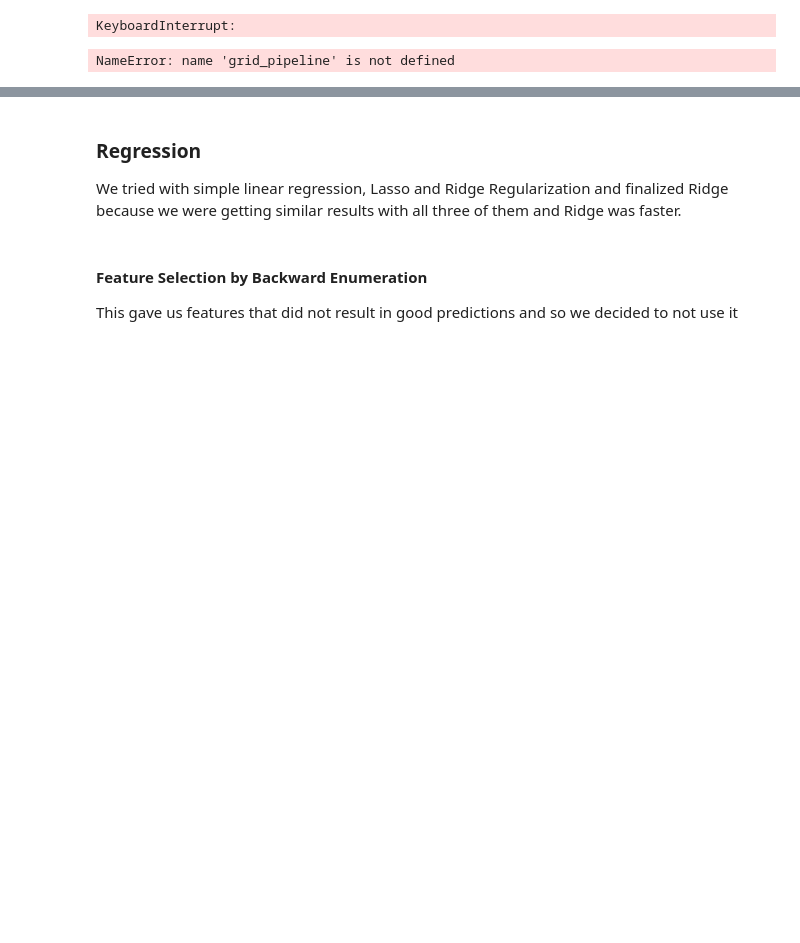
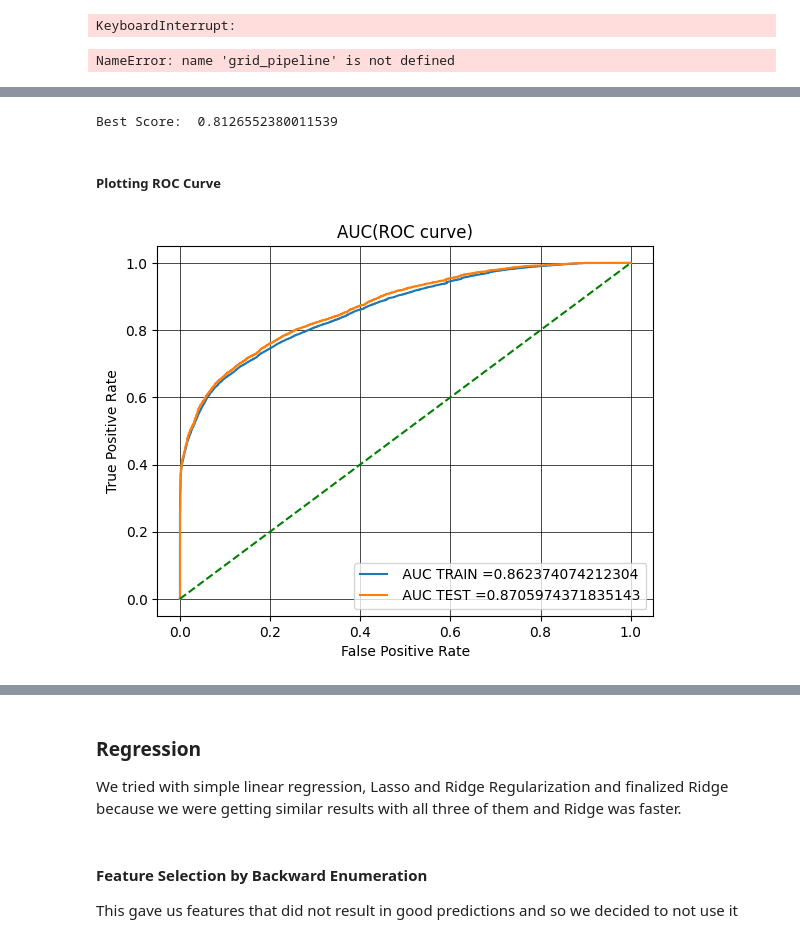
Before and after one commit to aravindakumaranv/MLProject_DDS, a Jupyter notebook: Code/submission.ipynb, the cells around one changed output, grey strips where cells are left out. Drawn from its saved outputs; the diff is of its cells as text; code cells hidden in the pictures; blank space fills up the shorter version.

```diff
--- a/Code/submission.ipynb
+++ b/Code/submission.ipynb
@@ -467,0 +435,12 @@ plt.show()
+# %%
+pipeline = get_LR_classifier(features)
+
+param_grid = [
+    {
+        'logisticregression__C':[0.0001, 0.001, 0.01, 0.1, 1, 10, 100, 1000, 10000],
+        'logisticregression__solver': ['newton-cg', 'lbfgs', 'liblinear']
+    }
+]
+
+grid_pipeline = GridSearchCV(pipeline,param_grid)
+grid_pipeline.fit(X=X_train_and_validation, y=y_train_and_validation)
@@ -467,0 +465,8 @@ plt.show()
+# %%
+best_logistic_regression_params = grid_pipeline.best_params_
+best_logistic_regression_model = grid_pipeline.best_estimator_
+predictions = best_logistic_regression_model.predict(X_test)
+plot_confusion_matrix(y_test, predictions)
+print("Best Score: ", grid_pipeline.best_score_)
+# %% [output]
+Best Score:  0.8126552380011539
@@ -467,0 +476,21 @@ plt.show()
+# %% [markdown]
+##### Plotting ROC Curve
+# %%
+y_train_pred = best_logistic_regression_model.decision_function(X_train_and_validation)
+y_test_pred = best_logistic_regression_model.decision_function(X_test)
+train_fpr, train_tpr, tr_thresholds = roc_curve(y_train_and_validation, y_train_pred)
+test_fpr, test_tpr, te_thresholds = roc_curve(y_test, y_test_pred)
+
+plt.grid()
+
+plt.plot(train_fpr, train_tpr, label=" AUC TRAIN ="+str(auc(train_fpr, train_tpr)))
+plt.plot(test_fpr, test_tpr, label=" AUC TEST ="+str(auc(test_fpr, test_tpr)))
+plt.plot([0,1],[0,1],'g--')
+plt.legend()
+plt.xlabel("False Positive Rate")
+plt.ylabel("True Positive Rate")
+plt.title("AUC(ROC curve)")
+plt.grid(color='black', linestyle='-', linewidth=0.5)
+plt.show()
+# %% [output]
+[figure, added]
```
Also changed, not shown: parts of 28 cells of this notebook.
